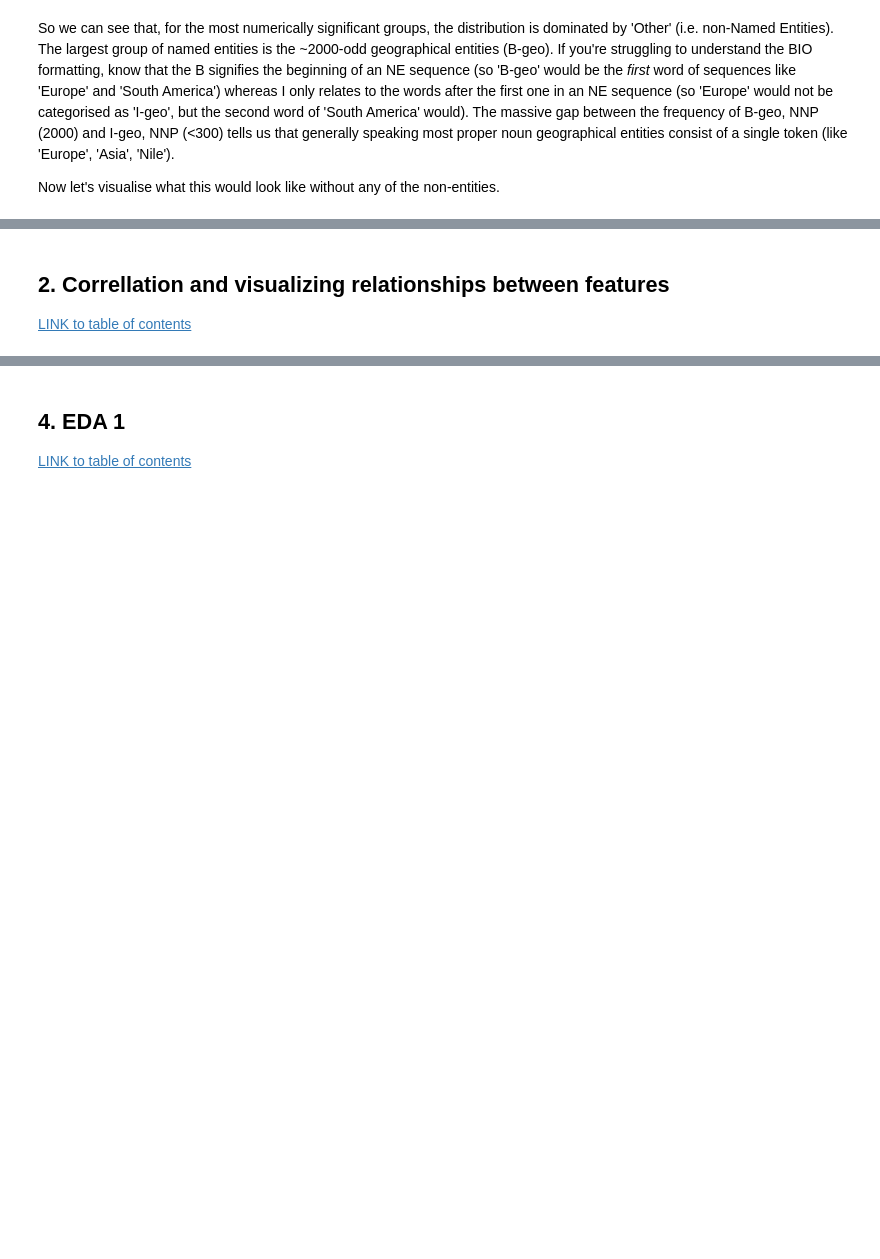
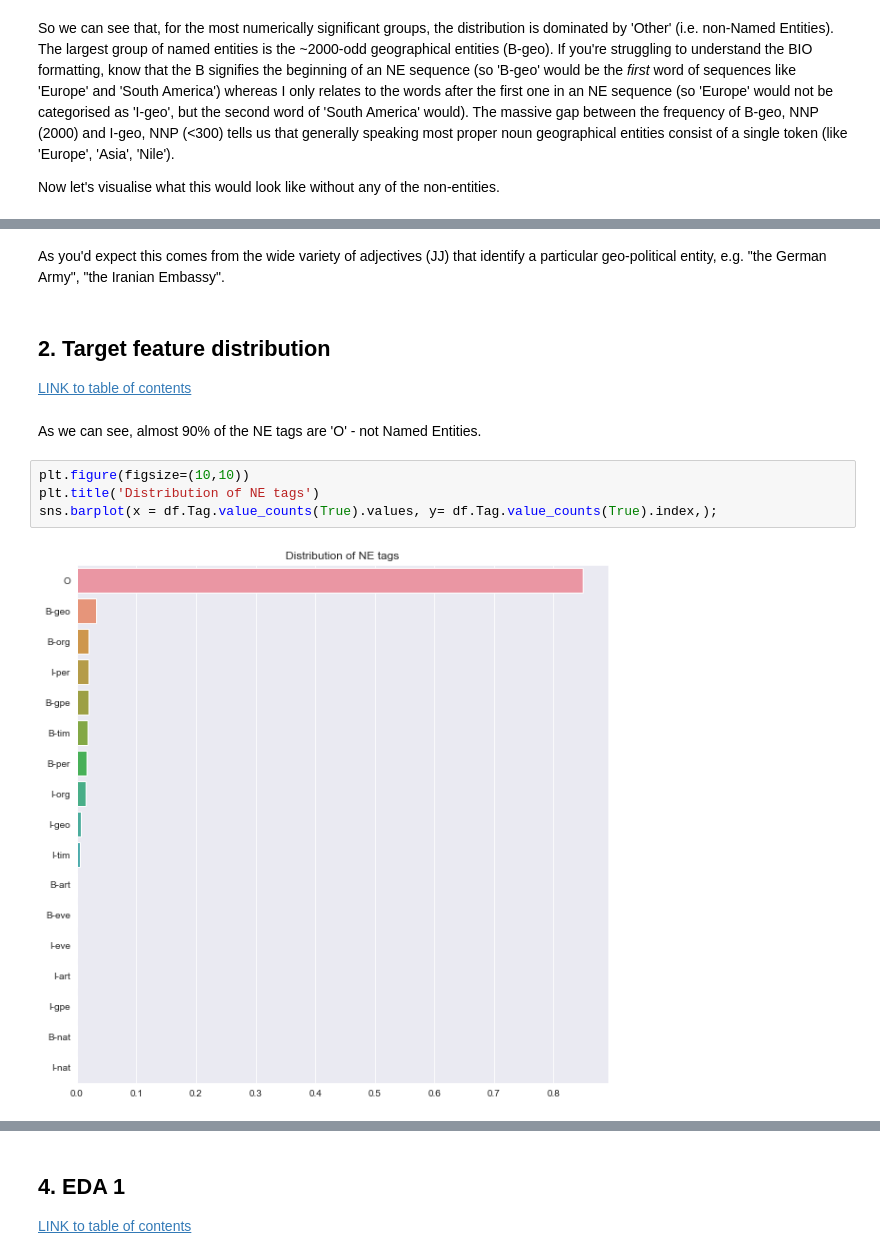
Before and after one commit to Ioana-P/Named_Entity_Recog_project, a Jupyter notebook: 3. EDA.ipynb, the cells around one changed output, grey strips where cells are left out. Cells and saved outputs as stored; diff of their text form; blank space fills up the shorter version.

```diff
--- a/3. EDA.ipynb
+++ b/3. EDA.ipynb
@@ -142,6 +165,16 @@ Looking at our indexes, we can see that most of our NEs are indeed proper nouns
+# %% [markdown]
+As you'd expect this comes from the wide variety of adjectives (JJ) that identify a particular geo-political entity, e.g. "the German Army", "the Iranian Embassy".
 # %% [markdown]
 <a id=corr ><a/>
 
-## 2.  Correllation and visualizing relationships between features
+## 2.  Target feature distribution
 
 [LINK to table of contents](#contents)
+# %% [markdown]
+As we can see, almost 90% of the NE tags are 'O' - not Named Entities.
+# %%
+plt.figure(figsize=(10,10))
+plt.title('Distribution of NE tags')
+sns.barplot(x = df.Tag.value_counts(True).values, y= df.Tag.value_counts(True).index,);
+# %% [output]
+[figure, added]
```
Also changed, not shown: parts of 19 cells of this notebook.
